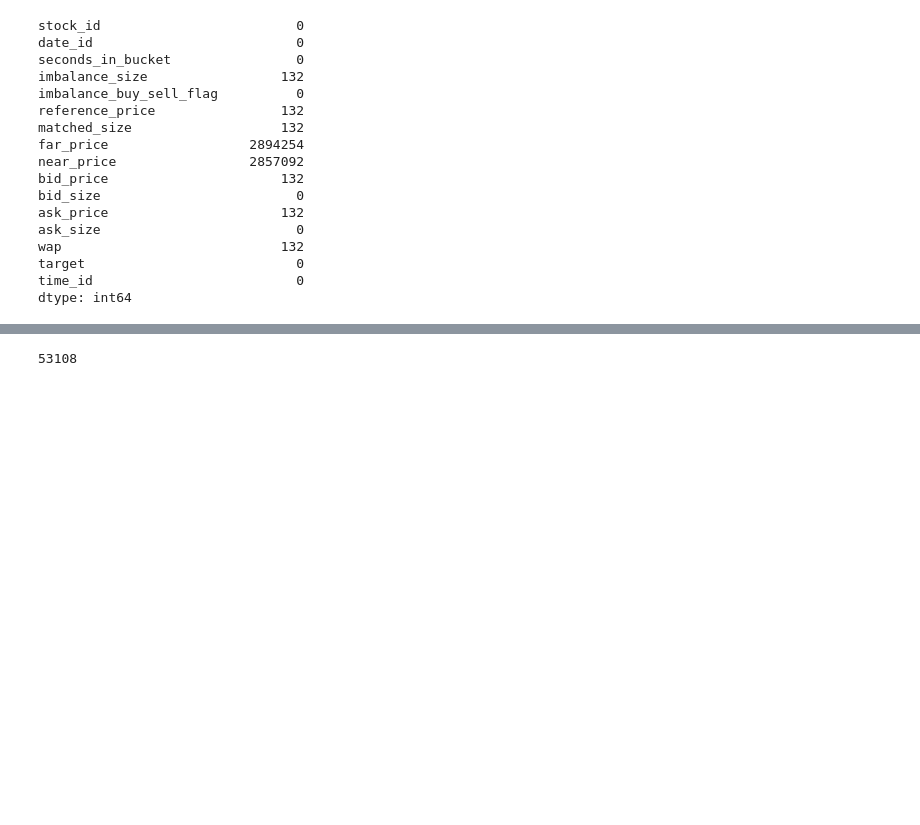
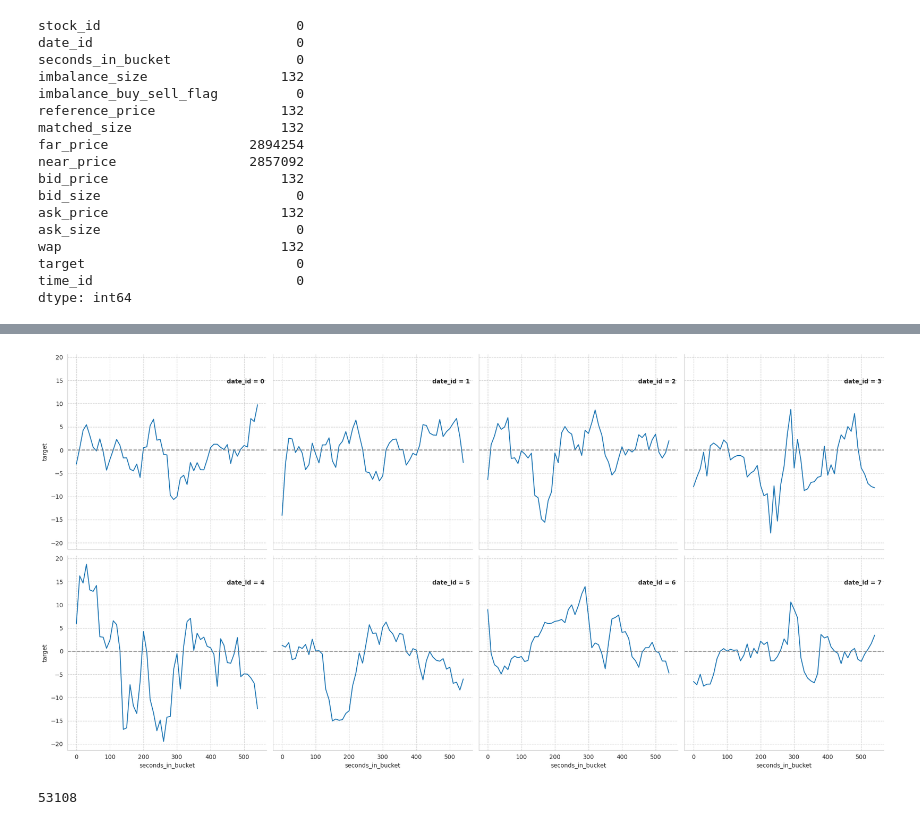
Before and after one commit to fabriziobasso/kaggle, a Jupyter notebook: Optiver_comp_v0.ipynb, the cells around one changed output, grey strips where cells are left out. Cells and saved outputs as stored; diff of their text form; code cells hidden in the pictures; blank space fills up the shorter version.

```diff
--- a/Optiver_comp_v0.ipynb
+++ b/Optiver_comp_v0.ipynb
@@ -465,3 +533,20 @@ verify.loc[2_000_000:,"check_near_far"].plot()
+# %%
+g = sns.relplot(
+    data=train.query("stock_id == 0 & date_id < 8"),
+    x="seconds_in_bucket",
+    y="target",
+    kind="line",
+    col="date_id",
+    col_wrap=4
+)
+g.refline(y=0)
+for date_id, ax in g.axes_dict.items():
+    ax.text(.8, .85, f"date_id = {date_id}", transform=ax.transAxes, fontweight="bold")
+g.set_titles("")
+g.tight_layout()
+plt.show()
+# %% [output]
+[figure, added]
 # %%
 price_session = train.groupby(["stock_id","time_id","date_id"])["target"].agg("first").unstack("stock_id")
 price_session = price_session.reset_index(level=1)
```
Also changed, not shown: parts of 17 cells of this notebook.
